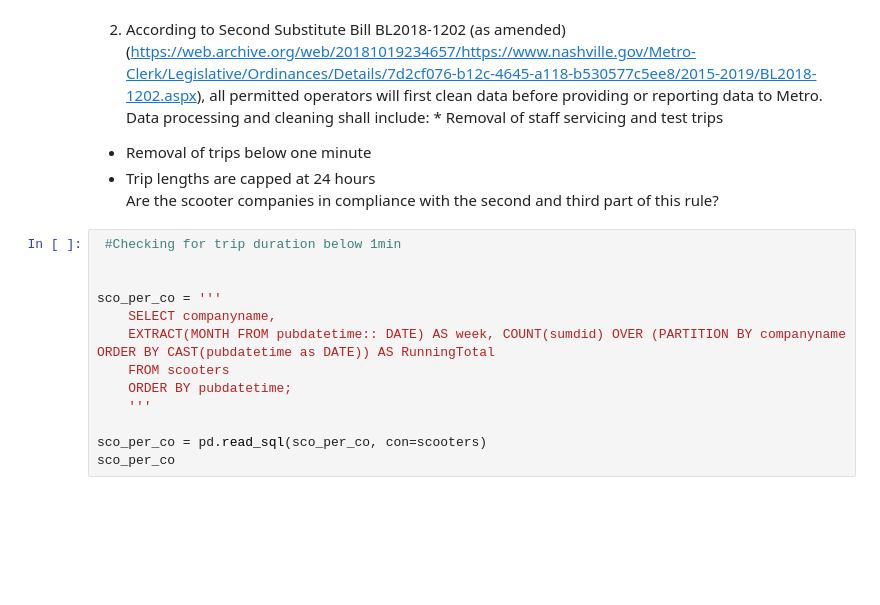
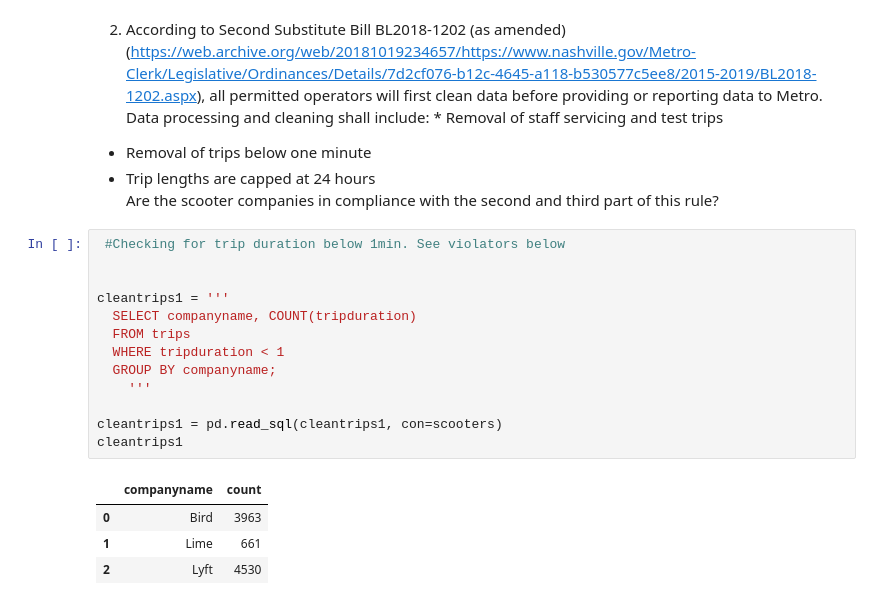
Before and after one commit to NSS-Data-Analytics-Cohort-8/scooter-partner1-badger-badger-python, a Jupyter notebook: notebooks/questions.ipynb, the cells around one changed output. Saved outputs shown, nothing was run; the diff lists cells and outputs as text; blank space fills up the shorter version.

```diff
--- a/notebooks/questions.ipynb
+++ b/notebooks/questions.ipynb
@@ -46,16 +46,21 @@ sns.lineplot(sco_per_co, x='week', y='count', hue = 'companyname')
 * Removal of trips below one minute
 * Trip lengths are capped at 24 hours
 Are the scooter companies in compliance with the second and third part of this rule?
-# %%
- #Checking for trip duration below 1min
-
-
-sco_per_co = '''
-    SELECT companyname,
-    EXTRACT(MONTH FROM pubdatetime:: DATE) AS week, COUNT(sumdid) OVER (PARTITION BY companyname ORDER BY CAST(pubdatetime as DATE)) AS RunningTotal
-    FROM scooters
-    ORDER BY pubdatetime;
-    '''
-
-sco_per_co = pd.read_sql(sco_per_co, con=scooters)
-sco_per_co
+# %%
+ #Checking for trip duration below 1min. See violators below
+
+
+cleantrips1 = '''
+  SELECT companyname, COUNT(tripduration)
+  FROM trips
+  WHERE tripduration < 1
+  GROUP BY companyname;
+    '''
+
+cleantrips1 = pd.read_sql(cleantrips1, con=scooters)
+cleantrips1
+# %% [output]
+|  | companyname | count |
+| 0 | Bird | 3963 |
+| 1 | Lime | 661 |
+| 2 | Lyft | 4530 |
```
Also changed, not shown: parts of 5 cells of this notebook.
